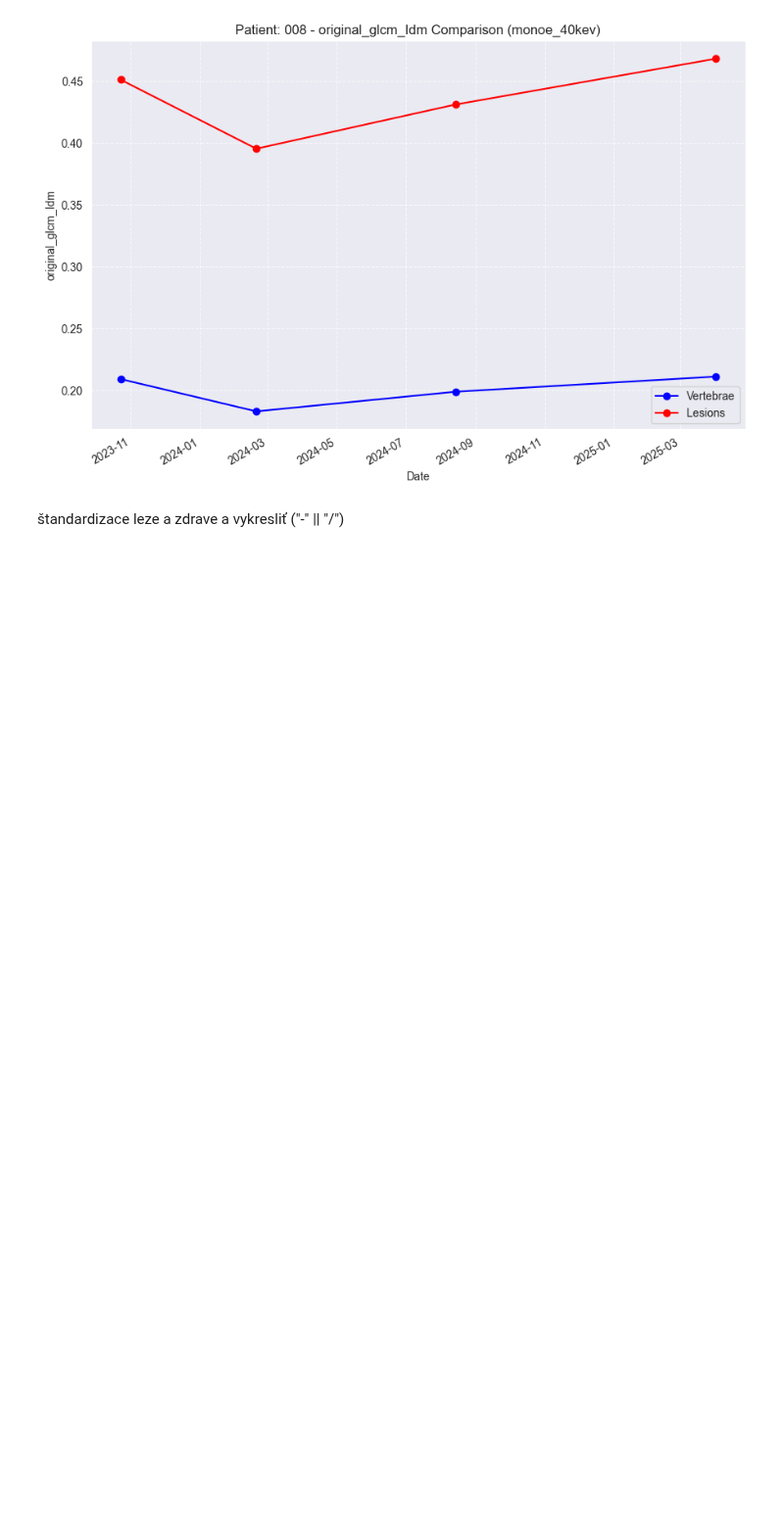
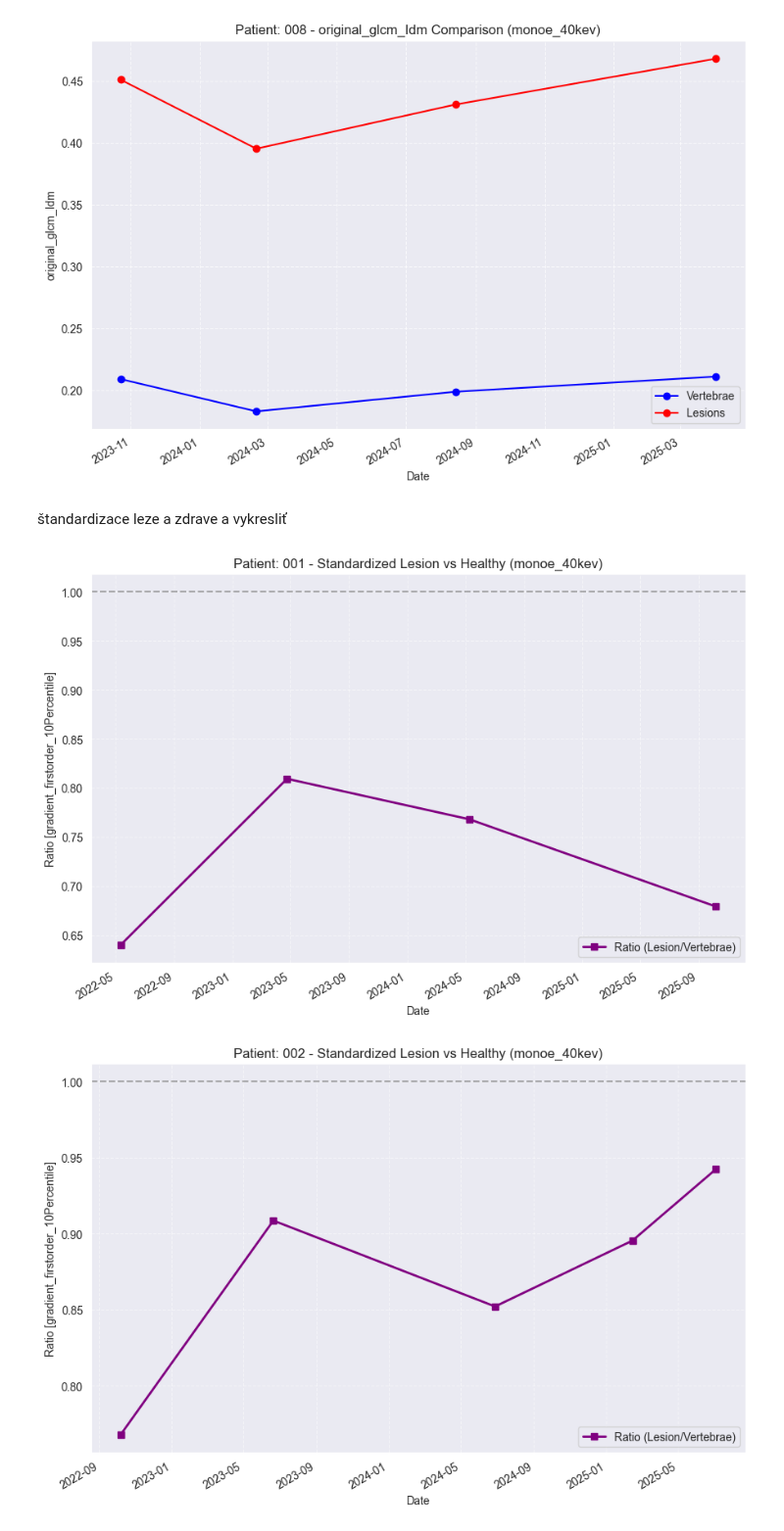
Before and after one commit to lukas1110/Analysis-of-multiple-myelomas-from-dual-CT, a Jupyter notebook: spine_level/healthy_analysis.ipynb, the cells around one changed output. Shown at 98% size. Cells and saved outputs as stored; diff of their text form; code cells hidden in the pictures; blank space fills up the shorter version.

Commit message:
Comparison Healthy VS all stages.

```diff
--- a/spine_level/healthy_analysis.ipynb
+++ b/spine_level/healthy_analysis.ipynb
@@ -629,4 +629,59 @@ for patient in sorted(all_patients):
 [figure]
 [figure]
 # %% [markdown]
-štandardizace leze a zdrave a vykresliť ("-" || "/")
+štandardizace leze a zdrave a vykresliť
+# %%
+# 3. VYKRESLENIE POMERU (Lézia / Stavec)
+image_type = "monoe_40kev"
+feature = "gradient_firstorder_10Percentile"
+
+# Získame zoznam pacientov, ktorí majú dáta v oboch zdrojoch (inak nevieme deliť)
+common_patients = set(patient_follow_up_dfs[image_type]["spine_vertebrae"].keys()) & \
+                  set(patient_follow_up_dfs[image_type]["spine_lesions"].keys())
+
+for patient in sorted(common_patients):
+    # 1. Príprava dát pre stavce a lézie
+    df_vert = patient_follow_up_dfs[image_type]["spine_vertebrae"][patient].copy()
+    df_les  = patient_follow_up_dfs[image_type]["spine_lesions"][patient].copy()
+
+    # Prevod dátumov na datetime pre korektné spájanie
+    df_vert["Date"] = pd.to_datetime(df_vert["Date"], dayfirst=True)
+    df_les["Date"]  = pd.to_datetime(df_les["Date"], dayfirst=True)
+
+    # 2. Spojenie dát podľa dátumu (inner join zabezpečí, že zostanú len dni, kde sú obe merania)
+    # suffixy pomôžu rozlíšiť stĺpce po spojení
+    merged = pd.merge(df_les, df_vert, on="Date", suffixes=('_lesion', '_vertebrae'))
+
+    if not merged.empty:
+        # 3. VÝPOČET POMERU (Štandardizácia)
+        # Pomer: Hodnota v lézii / Hodnota v zdravom stavci
+        ratio_col_name = f"{feature}_ratio"
+        merged[ratio_col_name] = merged[f"{feature}_lesion"] / merged[f"{feature}_vertebrae"]
+
+        # Zoradenie podľa dátumu pre peknú krivku
+        merged = merged.sort_values("Date")
+
+        # 4. VYKRESLENIE
+        plt.figure(figsize=(9, 6))
+        plt.plot(merged["Date"], merged[ratio_col_name],
+                 marker="s", linestyle="-", color="purple", linewidth=2,
+                 label=f"Ratio (Lesion/Vertebrae)")
+
+        # Pridanie horizontálnej čiary na úrovni 1.0 (ak je pomer 1, lézia = stavec)
+        plt.axhline(y=1.0, color='gray', linestyle='--', alpha=0.6)
+
+        plt.xlabel("Date")
+        plt.ylabel(f"Ratio [{feature}]")
+        plt.title(f"Patient: {patient} - Standardized Lesion vs Healthy ({image_type})")
+
+        plt.grid(True, linestyle="--", alpha=0.5)
+        plt.legend()
+
+        plt.gcf().autofmt_xdate()
+        plt.tight_layout()
+        plt.show()
+    else:
+        print(f"Pacient {patient} nemá prekrývajúce sa dátumy pre lézie a stavce.")
+# %% [output]
+[figure, added]
+[figure, added]
```
Also changed, not shown: parts of 1 cell of this notebook, 1 other file.
